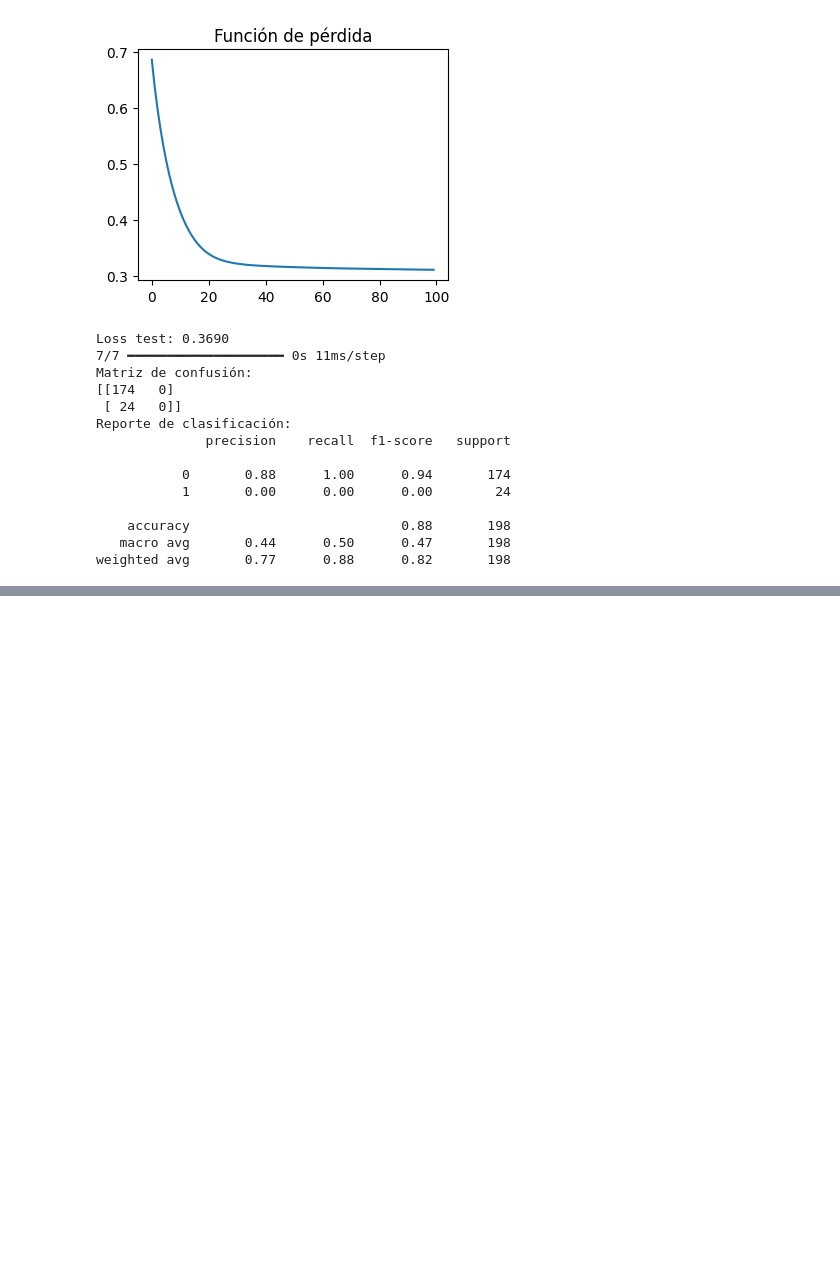
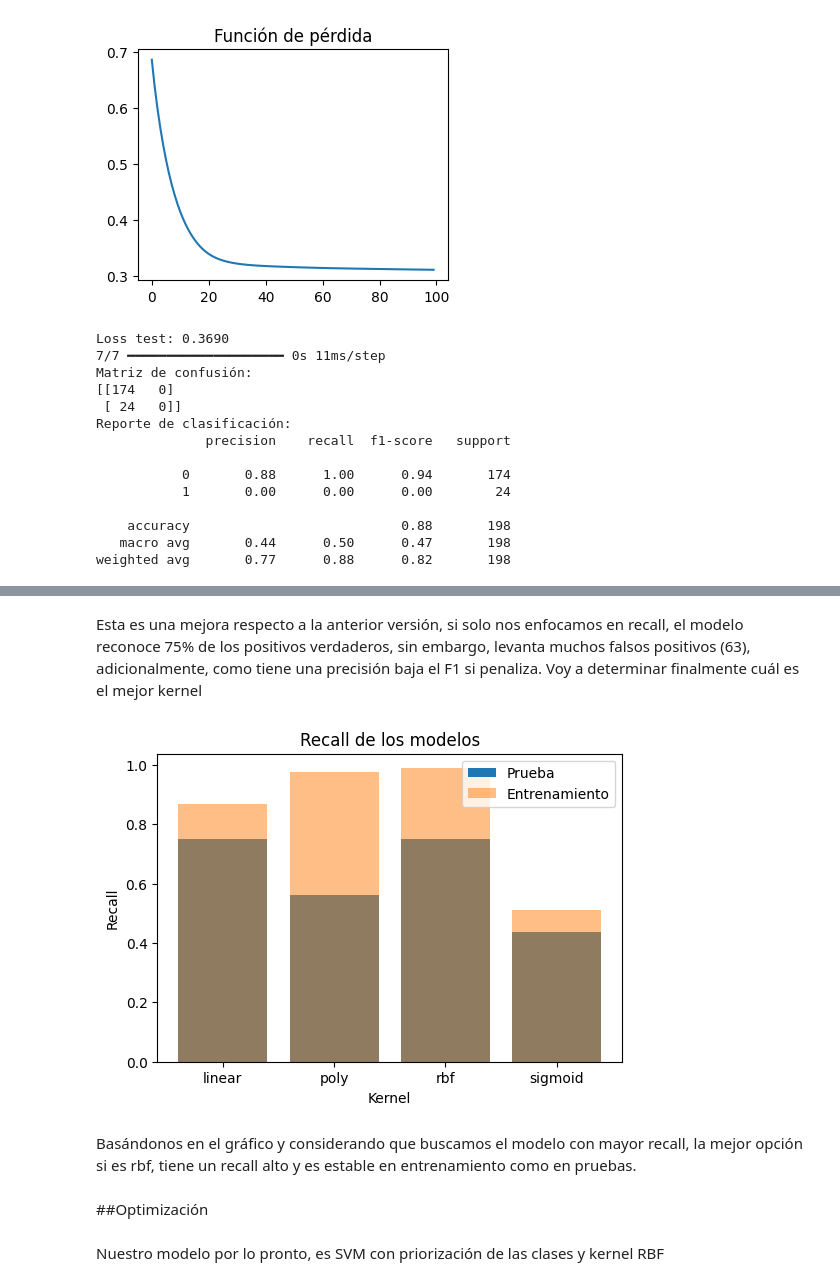
Before and after one commit to DashTT/Reto-02-Chagas, a Jupyter notebook: Reto02_AndradeEscobarVillenas.ipynb, the cells around one changed output, grey strips where cells are left out. Drawn from its saved outputs; the diff is of its cells as text; code cells hidden in the pictures; blank space fills up the shorter version.

Commit message:
feat(modelos): Incluyendo SVM. TO-DO: Evaluar

```diff
--- a/Reto02_AndradeEscobarVillenas.ipynb
+++ b/Reto02_AndradeEscobarVillenas.ipynb
@@ -533,0 +541,5 @@ weighted avg       0.77      0.88      0.82       198
+# %%
+X = df_clean
+y = y_status
+y.unique() #vemos que las categorías estan como 'Negativa' y 'Positiva' y se debe cambiar
+y= y.map({'Negativa': 0, 'Positiva': 1}) #se hace el cambio
@@ -533,0 +622,4 @@ weighted avg       0.77      0.88      0.82       198
+# %%
+X_train, X_test, y_train, y_test = train_test_split(X, y, test_size=0.2, random_state=42)
+modelo = SVC(kernel='rbf', class_weight='balanced', C=1.0)
+modelo.fit(X_train, y_train)
@@ -533,0 +658,43 @@ weighted avg       0.77      0.88      0.82       198
+# %% [markdown]
+Esta es una mejora respecto a la anterior versión, si solo nos enfocamos en recall, el modelo reconoce 75% de los positivos verdaderos, sin embargo, levanta muchos falsos positivos (63), adicionalmente, como tiene una precisión baja el F1 si penaliza. Voy a determinar finalmente cuál es el mejor kernel
+# %%
+X_train, X_test, y_train, y_test = train_test_split(
+    X, y, test_size=0.2, random_state=42
+)
+
+kernel_values = ['linear', 'poly', 'rbf', 'sigmoid']
+
+recall_test = []
+recall_train = []
+
+for kernel in kernel_values:
+    modelo = SVC(kernel=kernel, class_weight='balanced', C=1.0)
+    modelo.fit(X_train, y_train)
+
+    y_pred_test = modelo.predict(X_test)
+    y_pred_train = modelo.predict(X_train)
+
+    recall_test.append(
+        recall_score(y_test, y_pred_test, pos_label=1)
+    )
+    recall_train.append(
+        recall_score(y_train, y_pred_train, pos_label=1)
+    )
+
+# Visualizar el recall
+plt.figure(figsize=(6, 4))
+plt.bar(kernel_values, recall_test)
+plt.bar(kernel_values, recall_train, alpha=0.5)
+plt.title('Recall de los modelos')
+plt.xlabel('Kernel')
+plt.ylabel('Recall')
+plt.legend(['Prueba', 'Entrenamiento'])
+plt.show()
+# %% [output]
+[figure, added]
+# %% [markdown]
+Basándonos en el gráfico y considerando que buscamos el modelo con mayor recall, la mejor opción si es rbf, tiene un recall alto y es estable en entrenamiento como en pruebas.
+# %% [markdown]
+##Optimización
+# %% [markdown]
+Nuestro modelo por lo pronto, es SVM con priorización de las clases y kernel RBF
```
Also changed, not shown: parts of 15 cells of this notebook.
